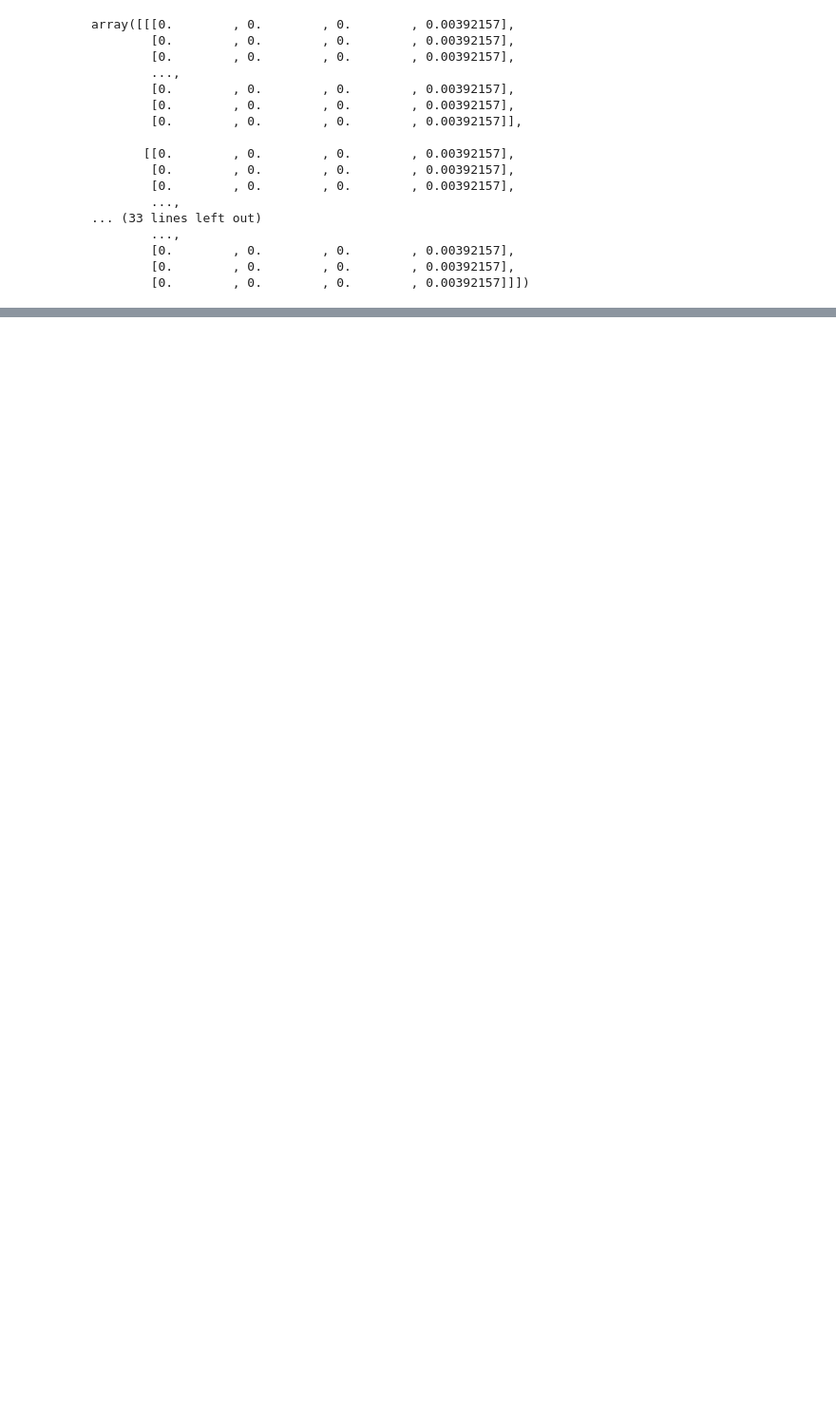
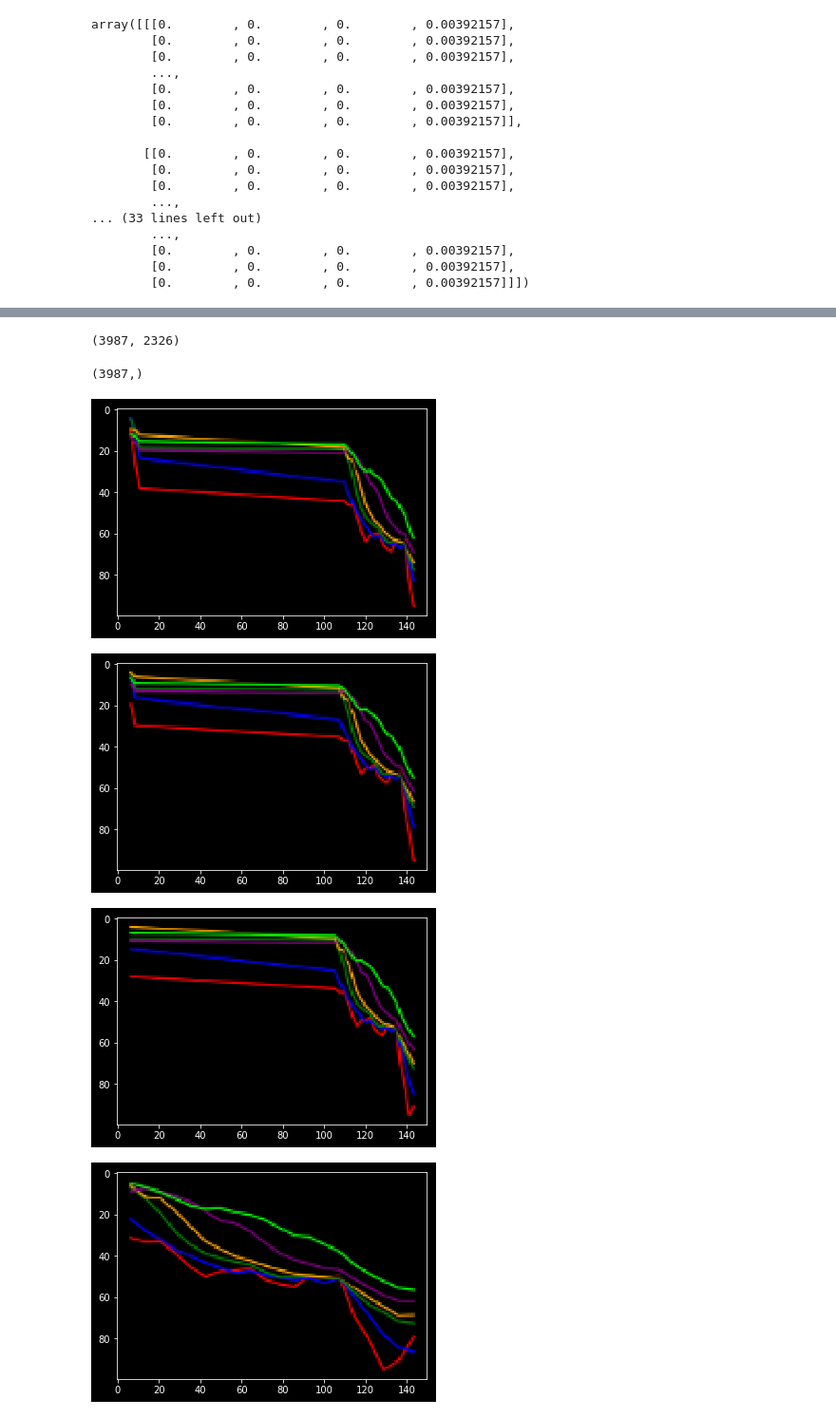
Before and after one commit to ballmdr/Forex-Prediction-Machine_Learning, a Jupyter notebook: Forex_Pytorch_ResNet_+_LSTM.ipynb, the cells around one changed output, grey strips where cells are left out. Shown at 95% size. Cells and saved outputs as stored; diff of their text form; code cells hidden in the pictures; blank space fills up the shorter version.

```diff
--- a/Forex_Pytorch_ResNet_+_LSTM.ipynb
+++ b/Forex_Pytorch_ResNet_+_LSTM.ipynb
@@ -903,0 +630,8 @@ IndentationError: ignored
+# %%
+x_test_pca.shape
+# %% [output]
+(3987, 2326)
+# %%
+y_test.shape
+# %% [output]
+(3987,)
@@ -903,0 +647,8 @@ IndentationError: ignored
+# %%
+  plt.imshow(x_batch[3][i])
+  plt.show()
+# %% [output]
+[figure, added]
+[figure, added]
+[figure, added]
+[figure, added]
```
Also changed, not shown: parts of 36 cells of this notebook.
